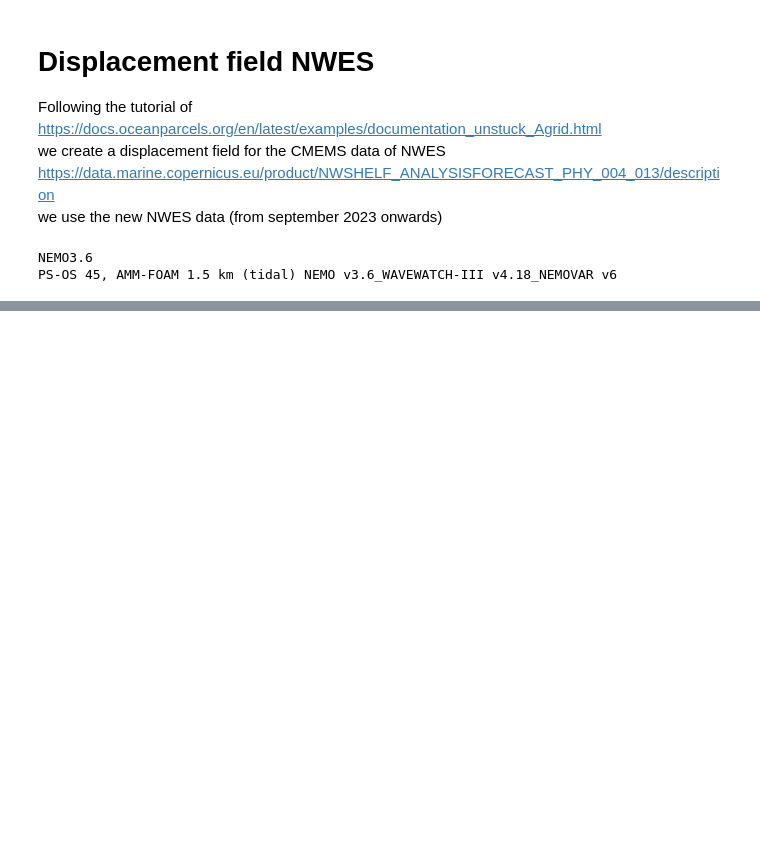
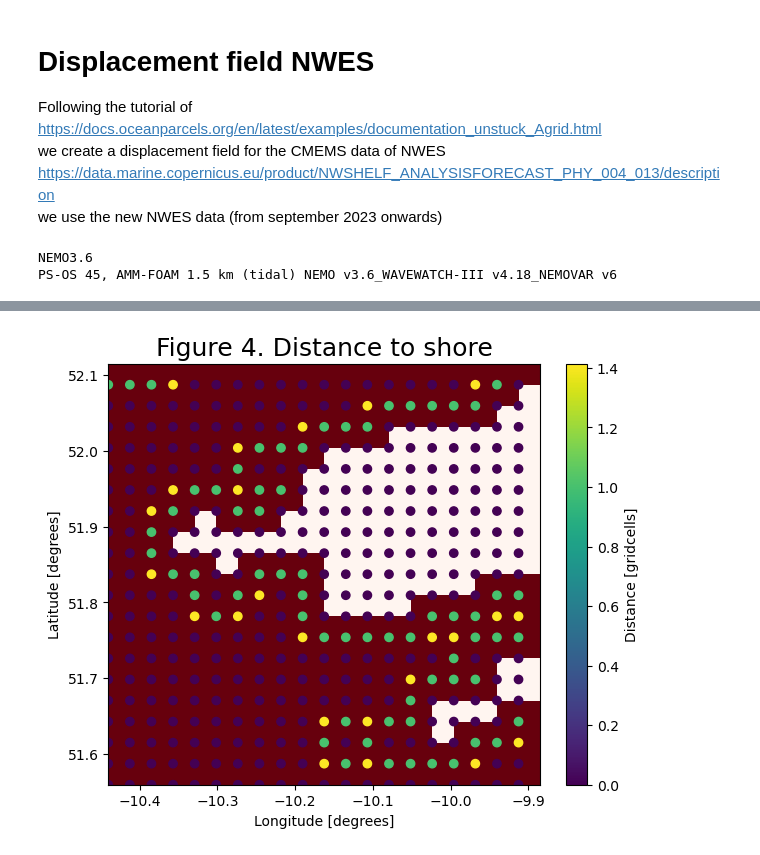
Before and after one commit to Parcels-code/Maxey_Riley_advection, a Jupyter notebook: release/create_displacement_field_NWES.ipynb, the cells around one changed output, grey strips where cells are left out. Drawn from its saved outputs; the diff is of its cells as text; code cells hidden in the pictures; blank space fills up the shorter version.

```diff
--- a/release/create_displacement_field_NWES.ipynb
+++ b/release/create_displacement_field_NWES.ipynb
@@ -131,0 +575,21 @@ def make_landmask(fielddata):
+# %%
+models['new']['d_2_s'] = distance_to_shore(models['new']['landmask'])
+# %%
+fig = plt.figure(figsize=(6, 5), constrained_layout=True)
+
+ax0 = fig.add_subplot()
+ax0.set_title("Figure 4. Distance to shore", fontsize=18)
+ax0.set_ylabel("Latitude [degrees]")
+ax0.set_xlabel("Longitude [degrees]")
+
+land = ax0.pcolormesh(
+    models['new']['lon_vals'][ models['new']['latmin']: models['new']['latmax']+1,  models['new']['lonmin']: models['new']['lonmax']+1],
+    models['new']['lat_vals'][ models['new']['latmin']: models['new']['latmax']+1,  models['new']['lonmin']: models['new']['lonmax']+1],
+    models['new']['lmask'].mask[ models['new']['latmin']: models['new']['latmax'],  models['new']['lonmin']: models['new']['lonmax']],
+    cmap="Reds_r",
+)
+d2s = ax0.scatter(['lons_plot'], models['new']['lats_plot'], c=models['new']['d_2_s'][ models['new']['latmin']: models['new']['latmax'],  models['new']['lonmin']: models['new']['lonmax']])
+
+plt.colorbar(d2s, ax=ax0, label="Distance [gridcells]");
+# %% [output]
+[figure, added]
```
Also changed, not shown: parts of 17 cells of this notebook.
